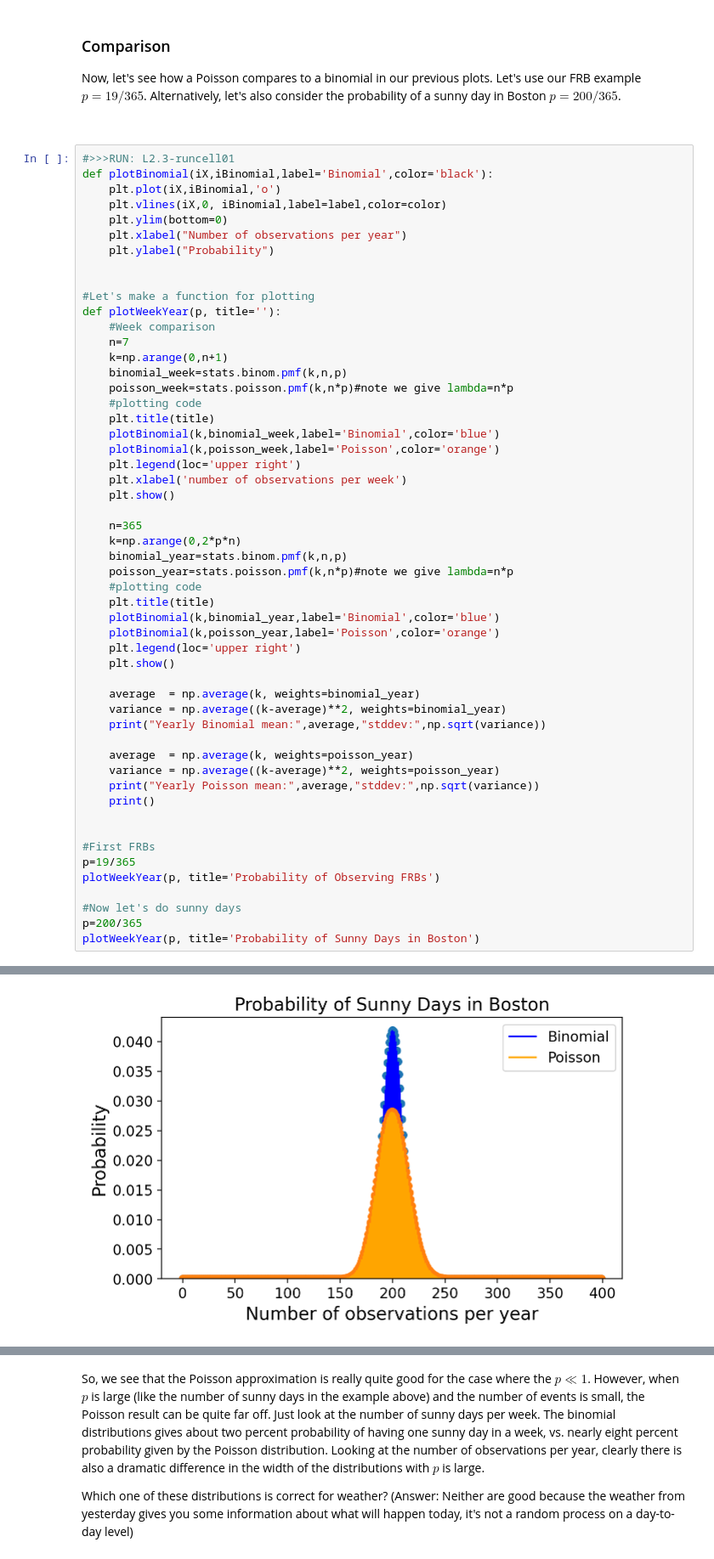
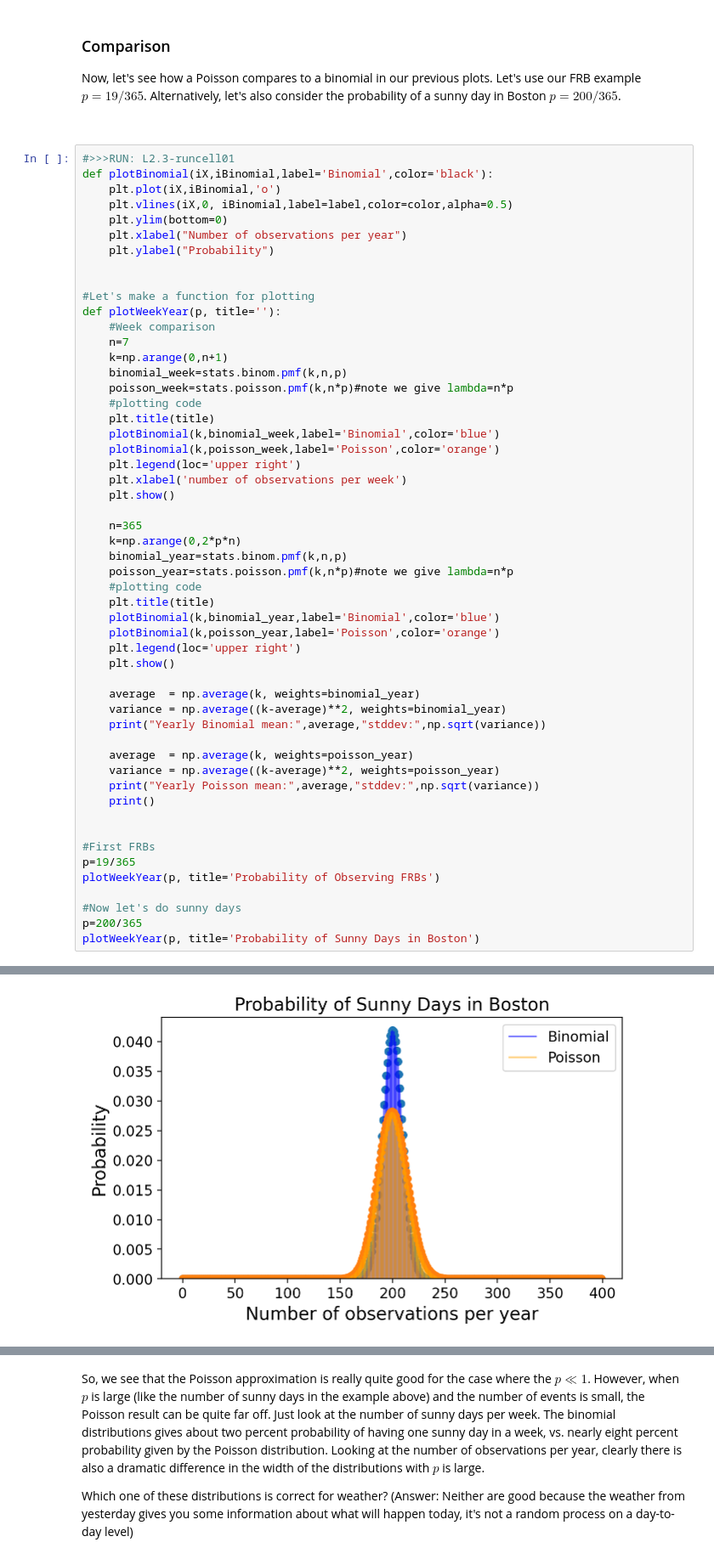
Before and after one commit to mit-physics-data/lectures, a Jupyter notebook: lecture2/8316_L02_MAIN.ipynb, the cells around one changed output, grey strips where cells are left out. Shown at 85% size. Cells and saved outputs as stored; diff of their text form.

```diff
--- a/lecture2/8316_L02_MAIN.ipynb
+++ b/lecture2/8316_L02_MAIN.ipynb
@@ -885,7 +900,7 @@ Now, let's see how a Poisson compares to a binomial in our previous plots. Let's
 #>>>RUN: L2.3-runcell01
 def plotBinomial(iX,iBinomial,label='Binomial',color='black'):
     plt.plot(iX,iBinomial,'o')
-    plt.vlines(iX,0, iBinomial,label=label,color=color)
+    plt.vlines(iX,0, iBinomial,label=label,color=color,alpha=0.5)
     plt.ylim(bottom=0)
     plt.xlabel("Number of observations per year")
     plt.ylabel("Probability")
@@ -943,4 +958,4 @@ Yearly Poisson mean: 18.99840654567745 stddev: 4.355424414310838
-[figure, old version]
+[figure, new version]
 Yearly Binomial mean: 200.0 stddev: 9.508467747440154
 Yearly Poisson mean: 199.9999999999999 stddev: 14.1421356237309
 # %% [markdown]
```
Also changed, not shown: parts of 18 cells of this notebook, 2 other files.
